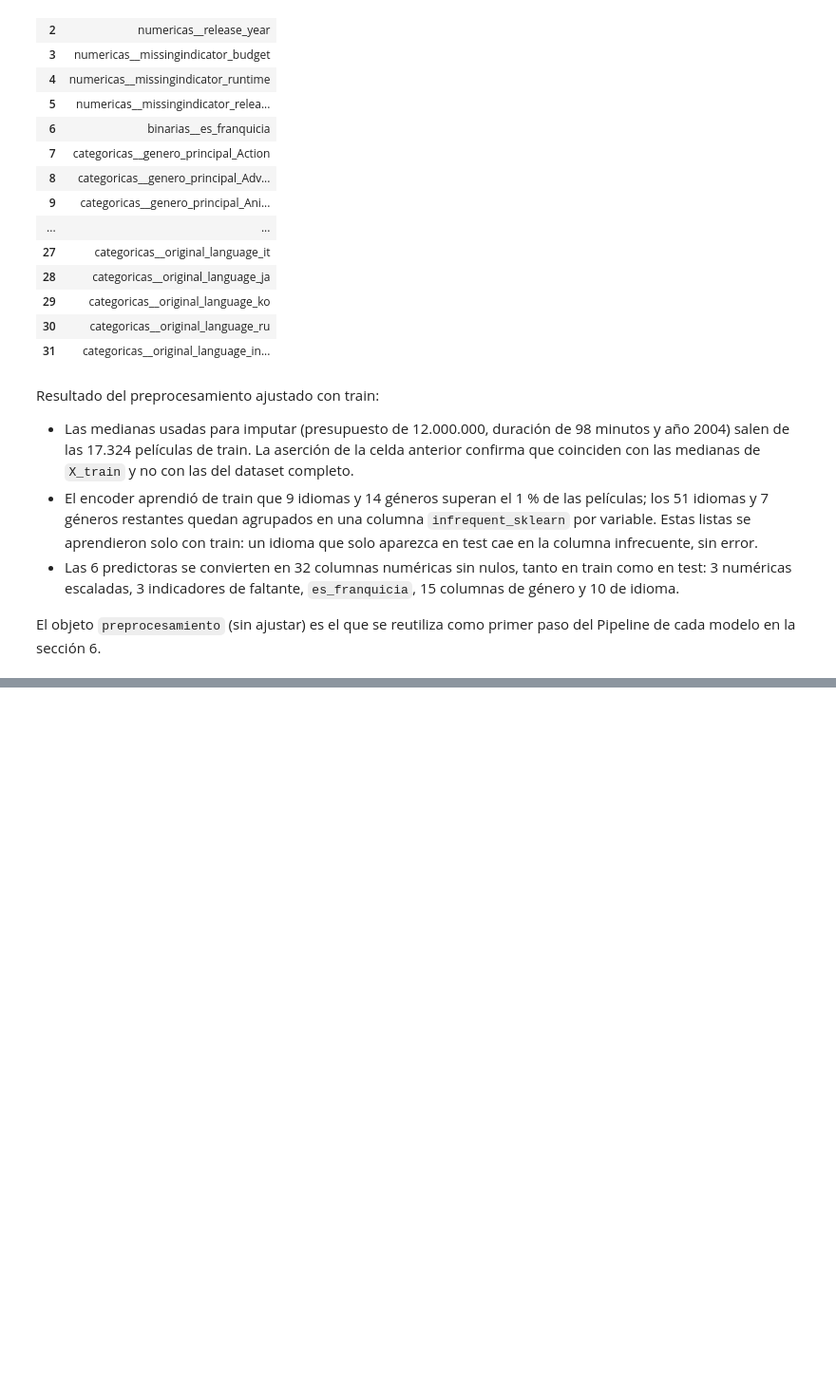
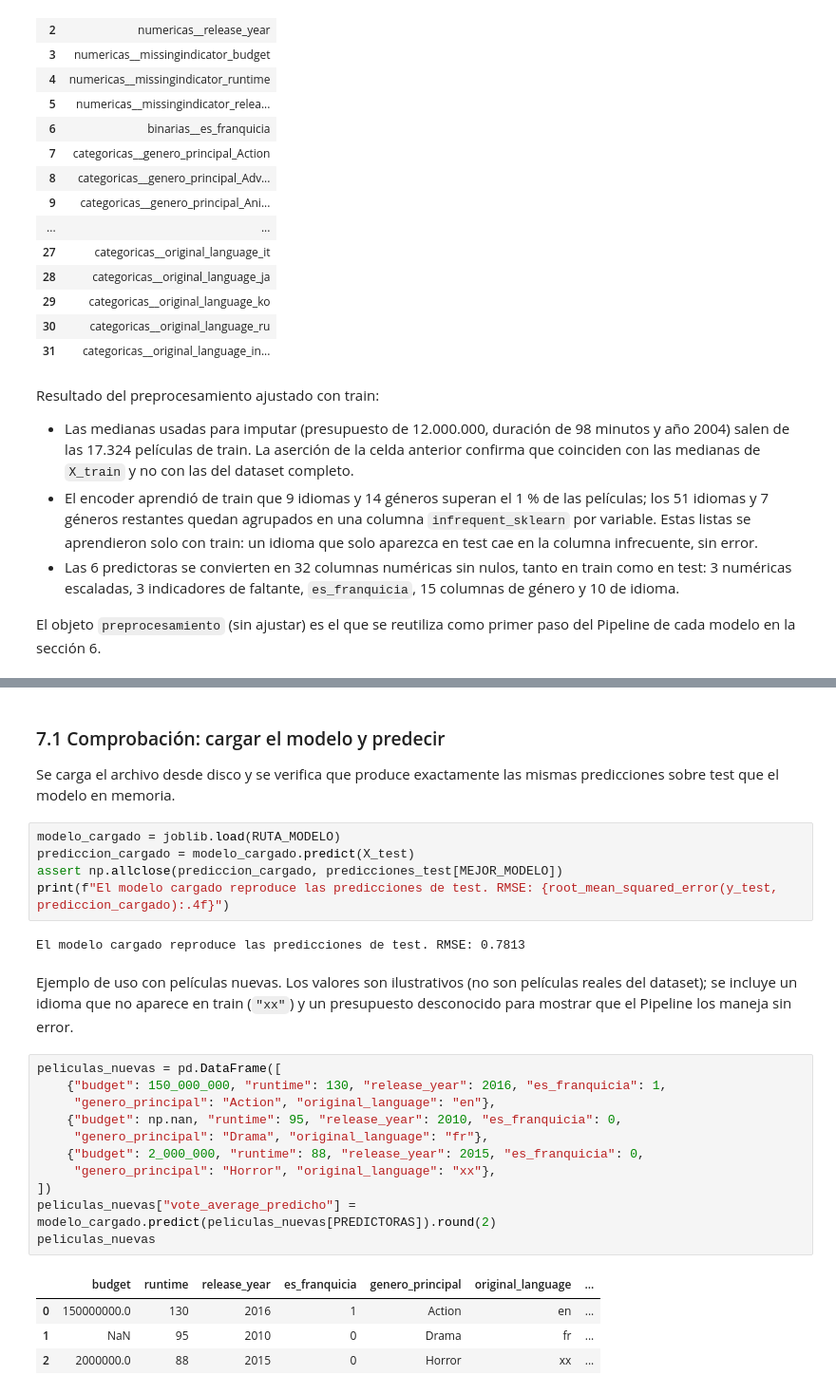
Before and after one commit to amunera66/proyecto-modelos-1, a Jupyter notebook: fase-1/fase1_modelo_predictivo.ipynb, the cells around one changed output, grey strips where cells are left out. Shown at 95% size. Cells and saved outputs as stored; diff of their text form; blank space fills up the shorter version.

```diff
--- a/fase-1/fase1_modelo_predictivo.ipynb
+++ b/fase-1/fase1_modelo_predictivo.ipynb
@@ -766,0 +1017,29 @@ El objeto `preprocesamiento` (sin ajustar) es el que se reutiliza como primer pa
+# %% [markdown]
+### 7.1 Comprobación: cargar el modelo y predecir
+
+Se carga el archivo desde disco y se verifica que produce exactamente las mismas predicciones sobre test que el modelo en memoria.
+# %%
+modelo_cargado = joblib.load(RUTA_MODELO)
+prediccion_cargado = modelo_cargado.predict(X_test)
+assert np.allclose(prediccion_cargado, predicciones_test[MEJOR_MODELO])
+print(f"El modelo cargado reproduce las predicciones de test. RMSE: {root_mean_squared_error(y_test, prediccion_cargado):.4f}")
+# %% [output]
+El modelo cargado reproduce las predicciones de test. RMSE: 0.7813
+# %% [markdown]
+Ejemplo de uso con películas nuevas. Los valores son ilustrativos (no son películas reales del dataset); se incluye un idioma que no aparece en train (`"xx"`) y un presupuesto desconocido para mostrar que el Pipeline los maneja sin error.
+# %%
+peliculas_nuevas = pd.DataFrame([
+    {"budget": 150_000_000, "runtime": 130, "release_year": 2016, "es_franquicia": 1,
+     "genero_principal": "Action", "original_language": "en"},
+    {"budget": np.nan, "runtime": 95, "release_year": 2010, "es_franquicia": 0,
+     "genero_principal": "Drama", "original_language": "fr"},
+    {"budget": 2_000_000, "runtime": 88, "release_year": 2015, "es_franquicia": 0,
+     "genero_principal": "Horror", "original_language": "xx"},
+])
+peliculas_nuevas["vote_average_predicho"] = modelo_cargado.predict(peliculas_nuevas[PREDICTORAS]).round(2)
+peliculas_nuevas
+# %% [output]
+|  | budget | runtime | release_year | es_franquicia | genero_principal | original_language | ... |
+| 0 | 150000000.0 | 130 | 2016 | 1 | Action | en | ... |
+| 1 | NaN | 95 | 2010 | 0 | Drama | fr | ... |
+| 2 | 2000000.0 | 88 | 2015 | 0 | Horror | xx | ... |
```
Also changed, not shown: parts of 19 cells of this notebook, 4 other files.
